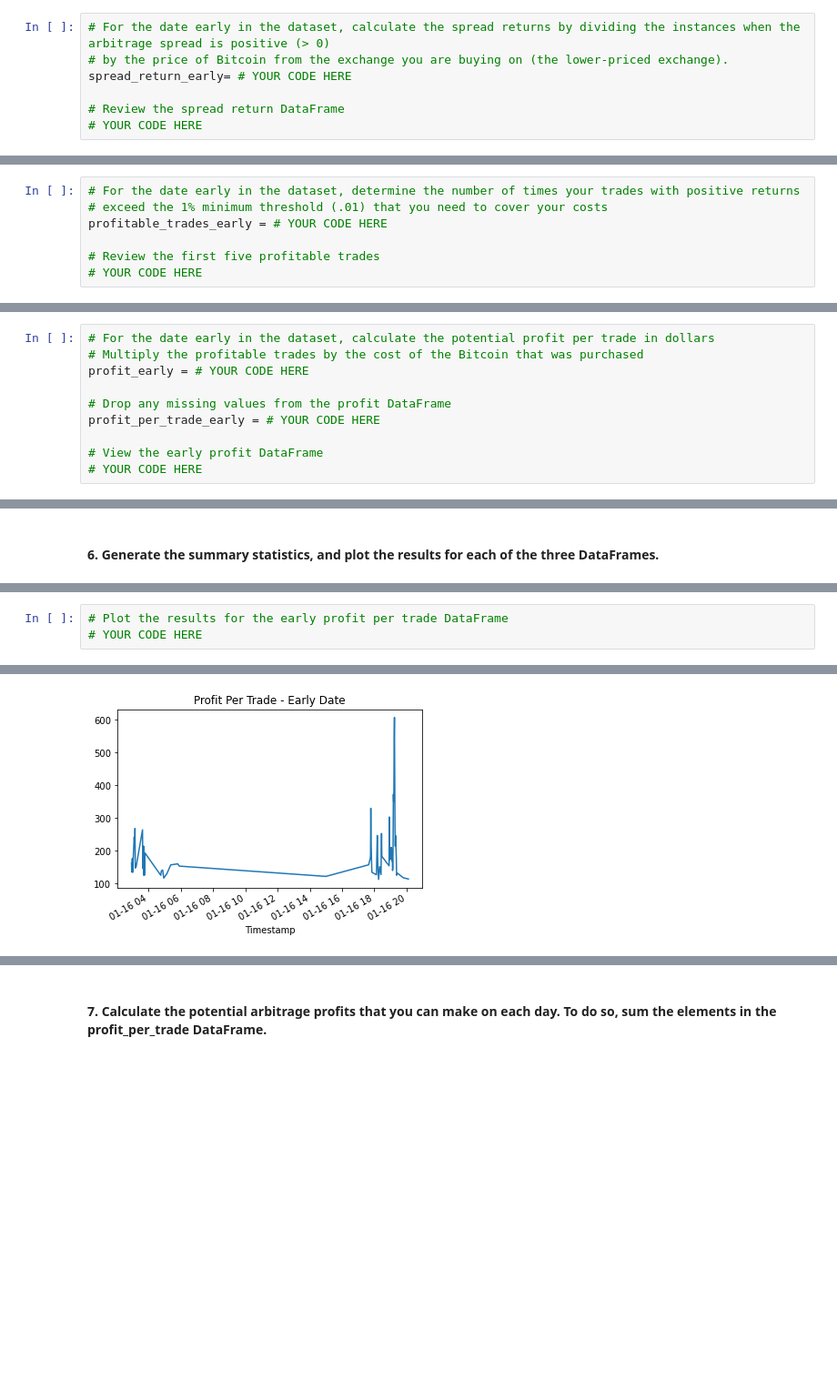
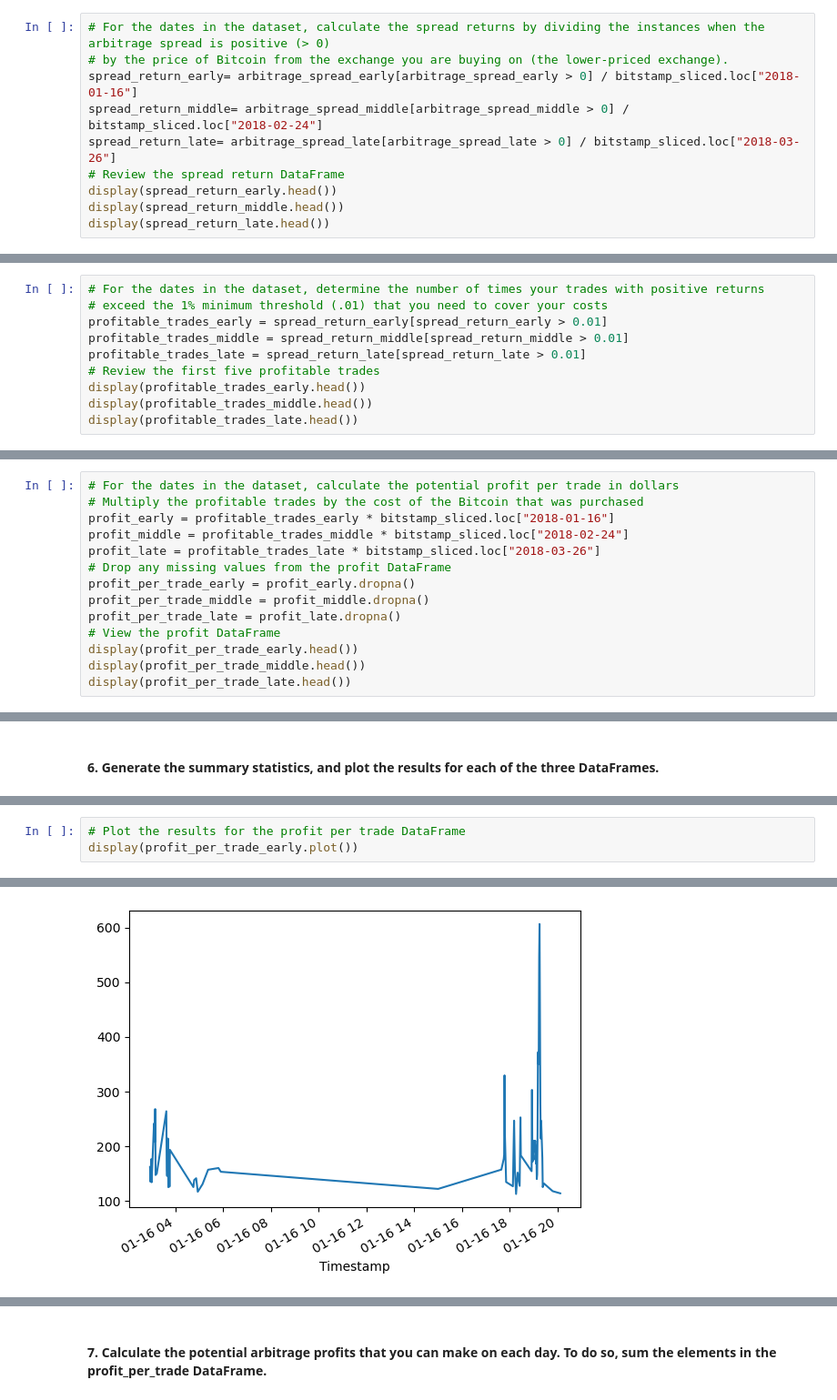
Before and after one commit to nahinhayat/Module3Challenge, a Jupyter notebook: Starter_Code 3/crypto_arbitrage.ipynb, the cells around one changed output, grey strips where cells are left out. Shown at 91% size. Drawn from its saved outputs; the diff is of its cells as text; blank space fills up the shorter version.

```diff
--- a/Starter_Code 3/crypto_arbitrage.ipynb
+++ b/Starter_Code 3/crypto_arbitrage.ipynb
@@ -455,12 +474,15 @@ Name: Close, dtype: float64
 # %% [markdown]
 #### 2. For each of the three dates, calculate the spread returns. To do so, divide the instances that have a positive arbitrage spread (that is, a spread greater than zero) by the price of Bitcoin from the exchange you’re buying on (that is, the lower-priced exchange). Review the resulting DataFrame.
 # %%
-# For the date early in the dataset, calculate the spread returns by dividing the instances when the arbitrage spread is positive (> 0)
+# For the dates in the dataset, calculate the spread returns by dividing the instances when the arbitrage spread is positive (> 0)
 # by the price of Bitcoin from the exchange you are buying on (the lower-priced exchange).
-spread_return_early= # YOUR CODE HERE
-
+spread_return_early= arbitrage_spread_early[arbitrage_spread_early > 0] / bitstamp_sliced.loc["2018-01-16"]
+spread_return_middle= arbitrage_spread_middle[arbitrage_spread_middle > 0] / bitstamp_sliced.loc["2018-02-24"]
+spread_return_late= arbitrage_spread_late[arbitrage_spread_late > 0] / bitstamp_sliced.loc["2018-03-26"]
 # Review the spread return DataFrame
-# YOUR CODE HERE
+display(spread_return_early.head())
+display(spread_return_middle.head())
+display(spread_return_late.head())
 # %% [output]
 Timestamp
 2018-01-16 00:00:00         NaN
@@ -472,12 +508,15 @@ Name: Close, dtype: float64
 # %% [markdown]
 #### 3. For each of the three dates, narrow down your trading opportunities even further. To do so, determine the number of times your trades with positive returns exceed the 1% minimum threshold that you need to cover your costs.
 # %%
-# For the date early in the dataset, determine the number of times your trades with positive returns
+# For the dates in the dataset, determine the number of times your trades with positive returns
 # exceed the 1% minimum threshold (.01) that you need to cover your costs
-profitable_trades_early = # YOUR CODE HERE
-
+profitable_trades_early = spread_return_early[spread_return_early > 0.01]
+profitable_trades_middle = spread_return_middle[spread_return_middle > 0.01]
+profitable_trades_late = spread_return_late[spread_return_late > 0.01]
 # Review the first five profitable trades
-# YOUR CODE HERE
+display(profitable_trades_early.head())
+display(profitable_trades_middle.head())
+display(profitable_trades_late.head())
 # %% [output]
 Timestamp
 2018-01-16 02:56:00    0.012962
@@ -505,15 +571,19 @@ Name: Close, dtype: float64
 # %% [markdown]
 #### 5. For each of the three dates, calculate the potential profit, in dollars, per trade. To do so, multiply the spread returns that were greater than 1% by the cost of what was purchased. Make sure to drop any missing values from the resulting DataFrame.
 # %%
-# For the date early in the dataset, calculate the potential profit per trade in dollars
+# For the dates in the dataset, calculate the potential profit per trade in dollars
 # Multiply the profitable trades by the cost of the Bitcoin that was purchased
-profit_early = # YOUR CODE HERE
-
+profit_early = profitable_trades_early * bitstamp_sliced.loc["2018-01-16"]
+profit_middle = profitable_trades_middle * bitstamp_sliced.loc["2018-02-24"]
+profit_late = profitable_trades_late * bitstamp_sliced.loc["2018-03-26"]
 # Drop any missing values from the profit DataFrame
-profit_per_trade_early = # YOUR CODE HERE
-
-# View the early profit DataFrame
-# YOUR CODE HERE
+profit_per_trade_early = profit_early.dropna()
+profit_per_trade_middle = profit_middle.dropna()
+profit_per_trade_late = profit_late.dropna()
+# View the profit DataFrame
+display(profit_per_trade_early.head())
+display(profit_per_trade_middle.head())
+display(profit_per_trade_late.head())
 # %% [output]
 Timestamp
 2018-01-16 02:56:00    162.01
@@ -546,4 +636,4 @@ Name: Close, dtype: float64
 # %%
-# Plot the results for the early profit per trade DataFrame
-# YOUR CODE HERE
+# Plot the results for the profit per trade DataFrame
+display(profit_per_trade_early.plot())
 # %% [output]
@@ -551 +641 @@ Name: Close, dtype: float64
-[figure, old version]
+[figure, new version]
```
Also changed, not shown: parts of 25 cells of this notebook.
